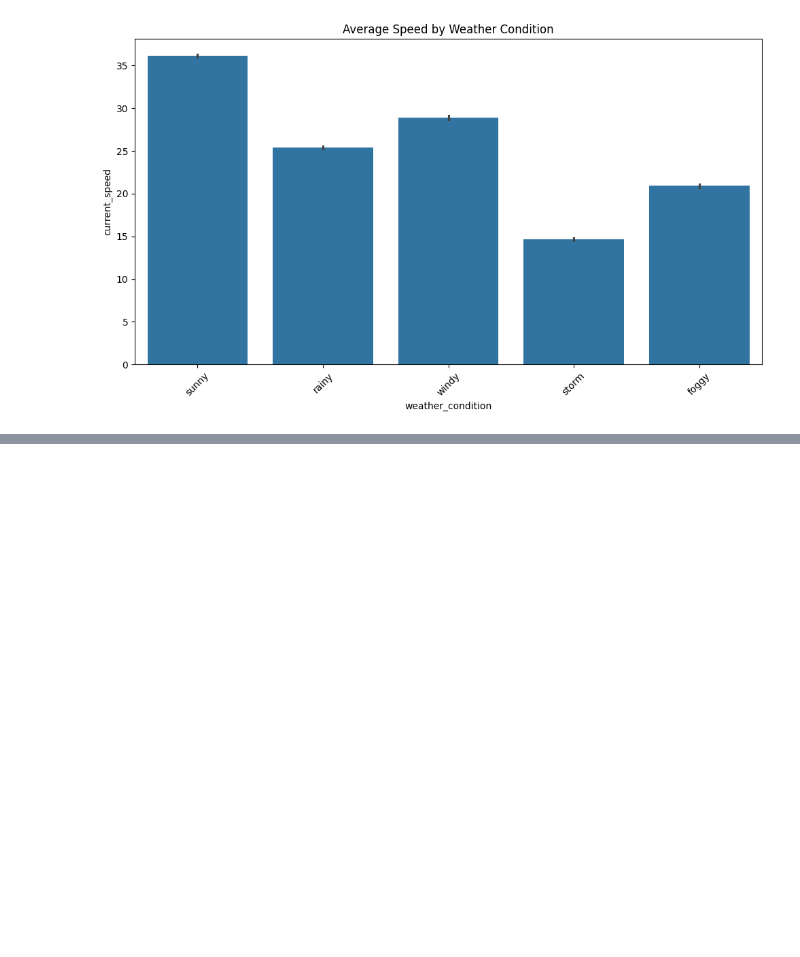
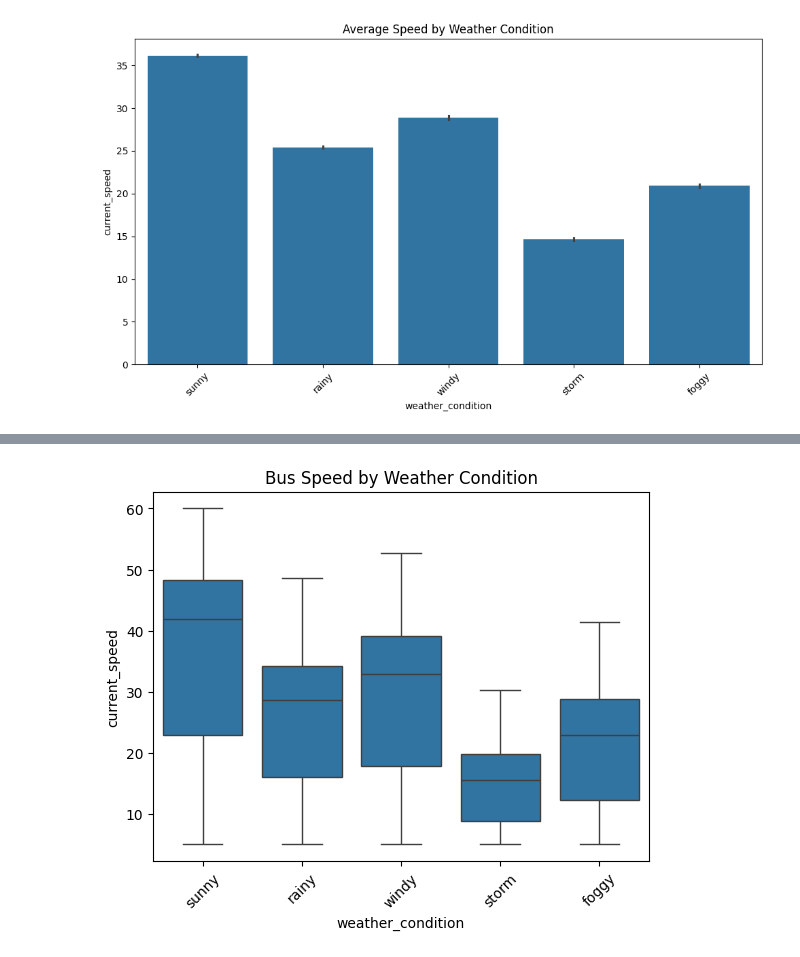
Before and after one commit to imjhanC/FYP-ETA-bus, a Jupyter notebook: 28-2-2025/test1.ipynb, the cells around one changed output, grey strips where cells are left out. Saved outputs shown, nothing was run; the diff lists cells and outputs as text; code cells hidden in the pictures; blank space fills up the shorter version.

```diff
--- a/28-2-2025/test1.ipynb
+++ b/28-2-2025/test1.ipynb
@@ -321,0 +352,8 @@ print(route_analysis)
+# %%
+# Weather vs speed
+sns.boxplot(x='weather_condition', y='current_speed', data=df)
+plt.title("Bus Speed by Weather Condition")
+plt.xticks(rotation=45)
+plt.show()
+# %% [output]
+[figure, added]
```
Also changed, not shown: parts of 22 cells of this notebook, 8 other files.
